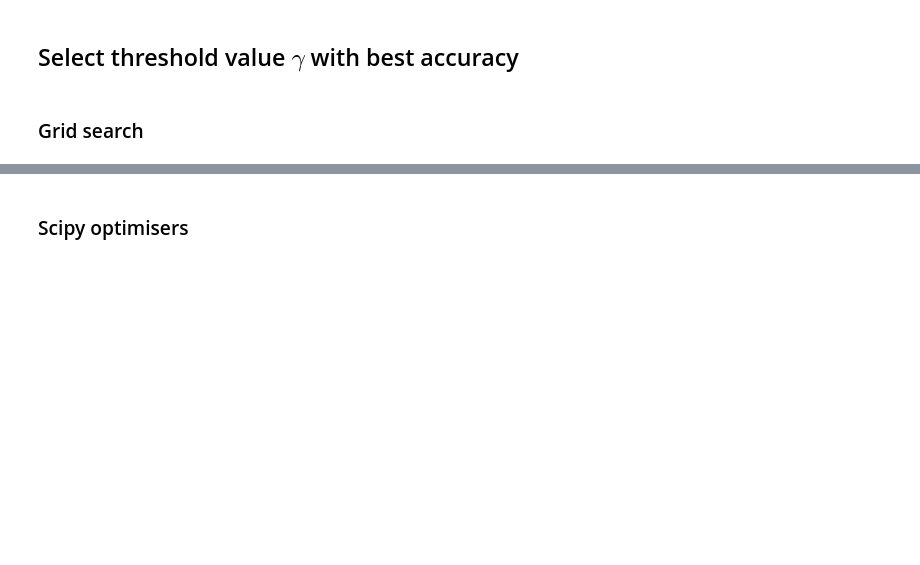
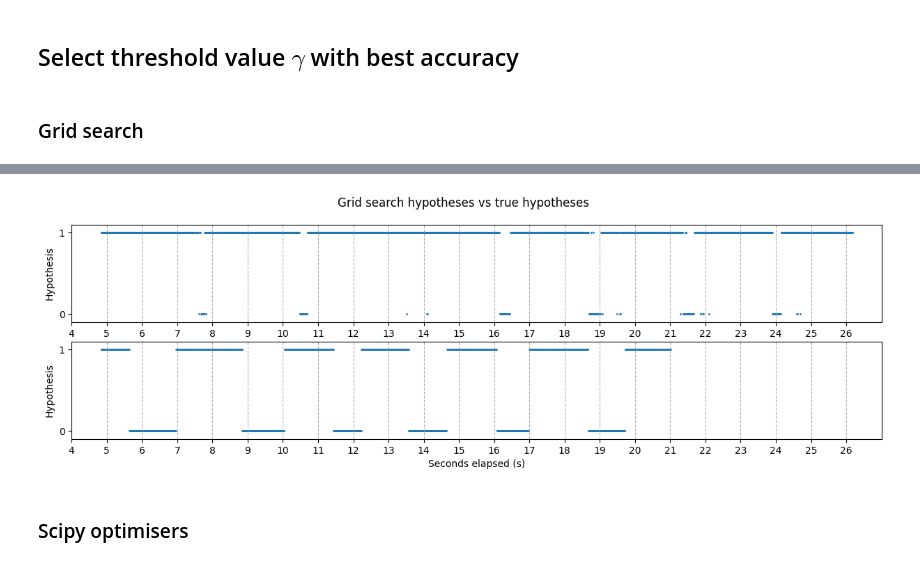
Before and after one commit to sjb296/linear-motion-detection, a Jupyter notebook: main.ipynb, the cells around one changed output, grey strips where cells are left out. Drawn from its saved outputs; the diff is of its cells as text; code cells hidden in the pictures; blank space fills up the shorter version.

```diff
--- a/main.ipynb
+++ b/main.ipynb
@@ -383,6 +360,17 @@ def decide_on_hypothesis(test_statistics, gamma):
 def evaluate_decisions(decisions, true_hyps):
     """Calculate the proportion of decisions that were correct."""
     return np.mean(decisions == true_hyps)
+
+def calculate_error(decisions, true_hyps):
+    return np.mean(decisions != true_hyps)
+
+def plot_hypotheses(x, hypotheses, s=None):
+    plt.xlabel("Seconds elapsed (s)")
+    plt.ylabel("Hypothesis")
+    plt.yticks([0, 1])
+    plt.ylim(-0.1, 1.1)
+    ax = plt.scatter(x, hypotheses, s=s)
+    return ax
 # %% [markdown]
 ### Grid search
 # %%
@@ -398,2 +389,25 @@ acc_grid.max()
+# %%
+def side_by_side_hyps(x, y1, y2, left, right):
+    plt.figure(figsize=(15, 4))
+
+    plt.subplot(2, 1, 1)
+    plt.xlim(left, right)
+    plt.xticks(np.arange(left, right, 1))
+    plt.grid(axis="x", linestyle="--")
+    ax1 = plot_hypotheses(x, y1, s=1)
+
+    plt.subplot(2, 1, 2)
+    plt.xlim(left, right)
+    plt.xticks(np.arange(left, right, 1))
+    plt.grid(axis="x", linestyle="--")
+    ax2 = plot_hypotheses(x, y2, s=1)
+    return ax1, ax2
+# %%
+# Plot the best hypotheses by grid search
+best_hypotheses_grid = hypotheses[acc_grid.idxmin()]
+ax1, ax2 = side_by_side_hyps(squat_df_trim["seconds_elapsed"], ~best_hypotheses_grid, squat_df_trim["hypothesis"], 4, 27)
+t = plt.suptitle("Grid search hypotheses vs true hypotheses")
+# %% [output]
+[figure, added]
 # %% [markdown]
 ### Scipy optimisers
```
Also changed, not shown: parts of 9 cells of this notebook, 1 other file.
